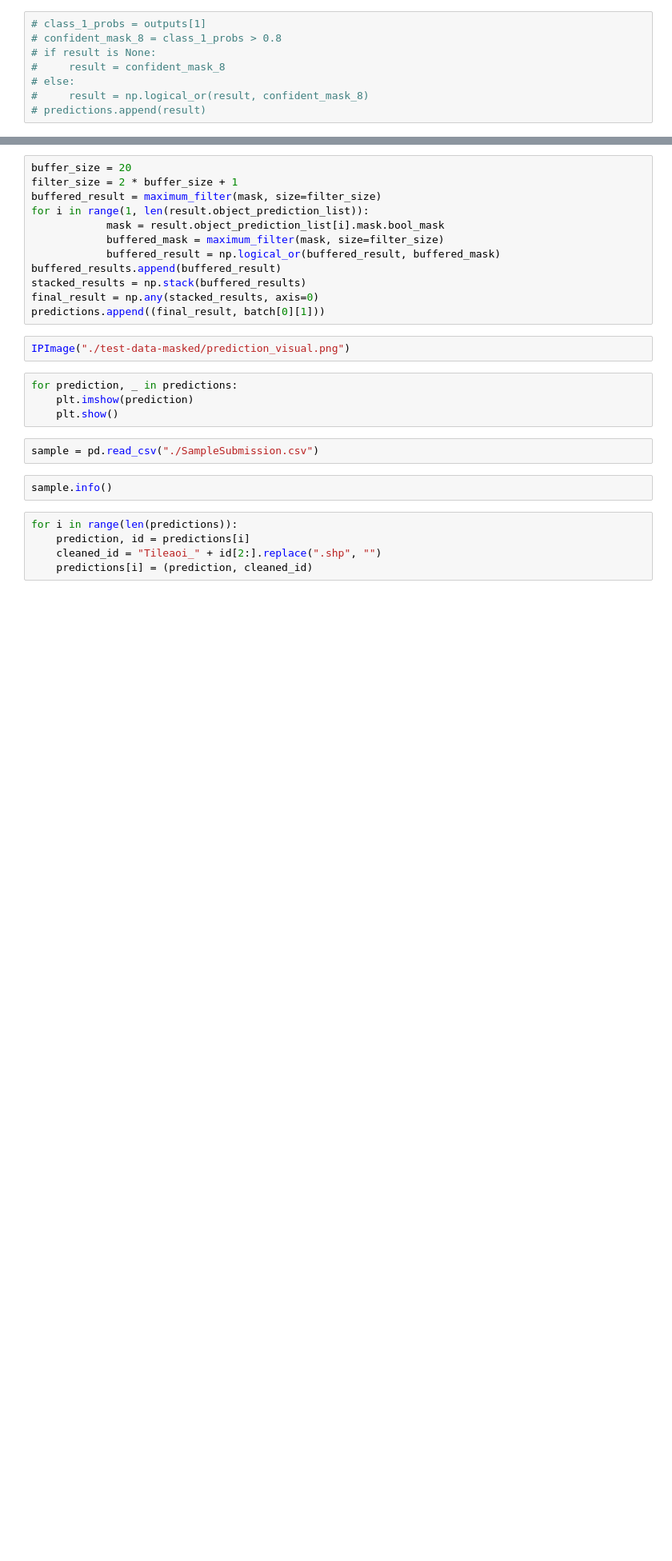
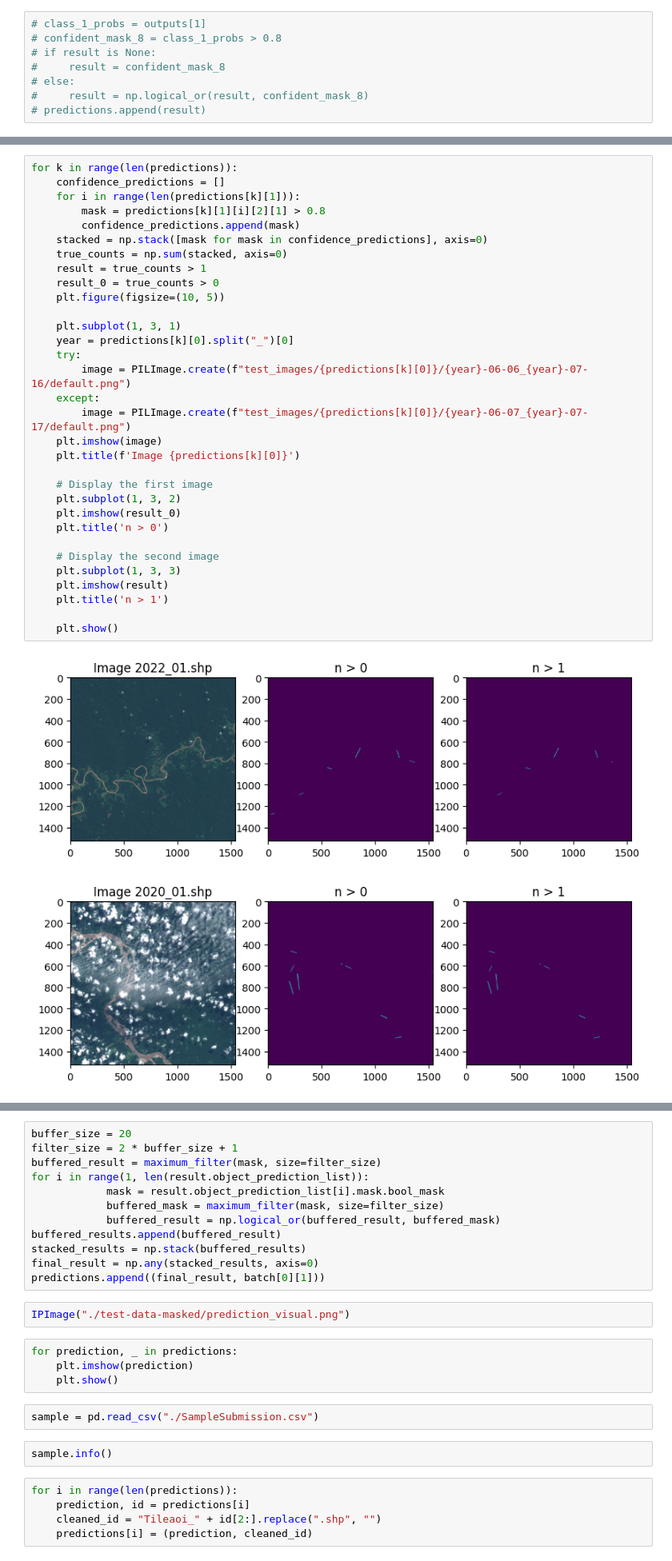
Before and after one commit to Pavel418/runaway-satellite-detection, a Jupyter notebook: predicting_tests.ipynb, the cells around one changed output, grey strips where cells are left out. Shown at 80% size. Saved outputs shown, nothing was run; the diff lists cells and outputs as text; blank space fills up the shorter version.

```diff
--- a/predicting_tests.ipynb
+++ b/predicting_tests.ipynb
@@ -129,0 +131,35 @@ plt.show()
+# %%
+for k in range(len(predictions)):
+    confidence_predictions = []
+    for i in range(len(predictions[k][1])):
+        mask = predictions[k][1][i][2][1] > 0.8
+        confidence_predictions.append(mask)
+    stacked = np.stack([mask for mask in confidence_predictions], axis=0)
+    true_counts = np.sum(stacked, axis=0)
+    result = true_counts > 1
+    result_0 = true_counts > 0
+    plt.figure(figsize=(10, 5))
+
+    plt.subplot(1, 3, 1)
+    year = predictions[k][0].split("_")[0]
+    try:
+        image = PILImage.create(f"test_images/{predictions[k][0]}/{year}-06-06_{year}-07-16/default.png")
+    except:
+        image = PILImage.create(f"test_images/{predictions[k][0]}/{year}-06-07_{year}-07-17/default.png")
+    plt.imshow(image)
+    plt.title(f'Image {predictions[k][0]}')
+
+    # Display the first image
+    plt.subplot(1, 3, 2)
+    plt.imshow(result_0)
+    plt.title('n > 0')
+
+    # Display the second image
+    plt.subplot(1, 3, 3)
+    plt.imshow(result)
+    plt.title('n > 1')
+
+    plt.show()
+# %% [output]
+[figure, added]
+[figure, added]
```
Also changed, not shown: parts of 12 cells of this notebook, 1 other file.
